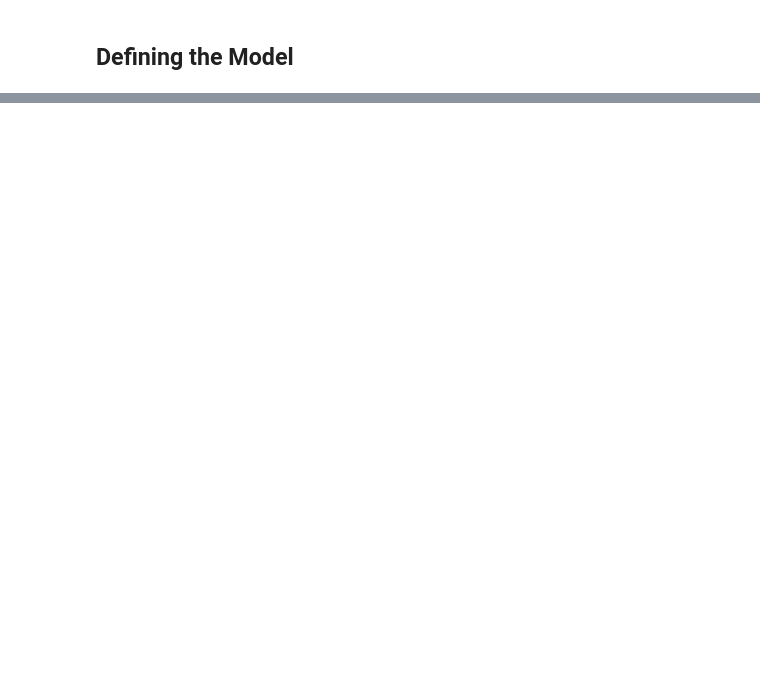
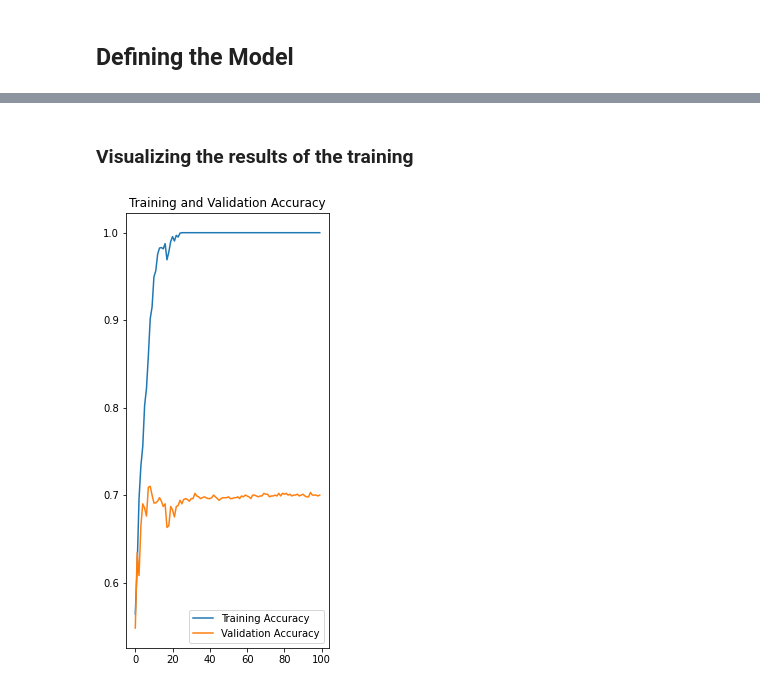
Before and after one commit to ruhend/tensorflower, a Jupyter notebook: Lesson5/Advanced cNN model.ipynb, the cells around one changed output, grey strips where cells are left out. Saved outputs shown, nothing was run; the diff lists cells and outputs as text; code cells hidden in the pictures; blank space fills up the shorter version.

```diff
--- a/Lesson5/Advanced cNN model.ipynb
+++ b/Lesson5/Advanced cNN model.ipynb
@@ -30,6 +45,7 @@ zip_dir_base = os.path.dirname(zip_dir)
 # %%
-train_dir = os.path.join(os.path.dirname(base_dir), 'cats_and_dogs_filtered','train')
-validation_dir = os.path.join(os.path.dirname(base_dir), 'cats_and_dogs_filtered','validation')
+base_dir = os.path.join(os.path.dirname(zip_dir_base), 'datasets')
+train_dir = os.path.join(os.path.dirname(base_dir), 'datasets','cats_and_dogs_filtered','train')
+validation_dir = os.path.join(os.path.dirname(base_dir),  'datasets','cats_and_dogs_filtered','validation')
 train_cats_dir = os.path.join(train_dir, 'cats')
 train_dogs_dir = os.path.join(train_dir, 'dogs')
 
@@ -113,3 +145,7 @@ model = tf.keras.models.Sequential([
     tf.keras.layers.Dense(512, activation = 'relu'),
     tf.keras.layers.Dense(2, activation = 'softmax')
 ])
+# %%
+model.compile(optimizer = 'adam',
+              loss = 'sparse_categorical_crossentropy',
+              metrics = ['accuracy'])
@@ -115,0 +174,9 @@ model = tf.keras.models.Sequential([
+# %%
+EPOCHS = 100
+history = model.fit(
+    train_data_gen,
+    steps_per_epoch = total_train//BATCH_SIZE,
+    epochs = EPOCHS,
+    validation_data = val_data_gen,
+    validation_steps = total_val//BATCH_SIZE
+)
@@ -115,0 +201,18 @@ model = tf.keras.models.Sequential([
+# %% [markdown]
+### Visualizing the results of the training
+# %%
+acc = history.history['accuracy']
+val_acc = history.history['val_accuracy']
+loss = history.history['loss']
+val_loss = history.history['val_loss']
+epoch_range = range(EPOCHS)
+# %%
+plt.figure(figsize=(8,8))
+plt.subplot(1, 2, 1)
+plt.plot(epoch_range, acc, label = 'Training Accuracy')
+plt.plot(epoch_range, val_acc, label = 'Validation Accuracy')
+plt.legend(loc = 'lower right')
+plt.title('Training and Validation Accuracy')
+plt.show()
+# %% [output]
+[figure, added]
```
Also changed, not shown: parts of 12 cells of this notebook, 1 other file.
